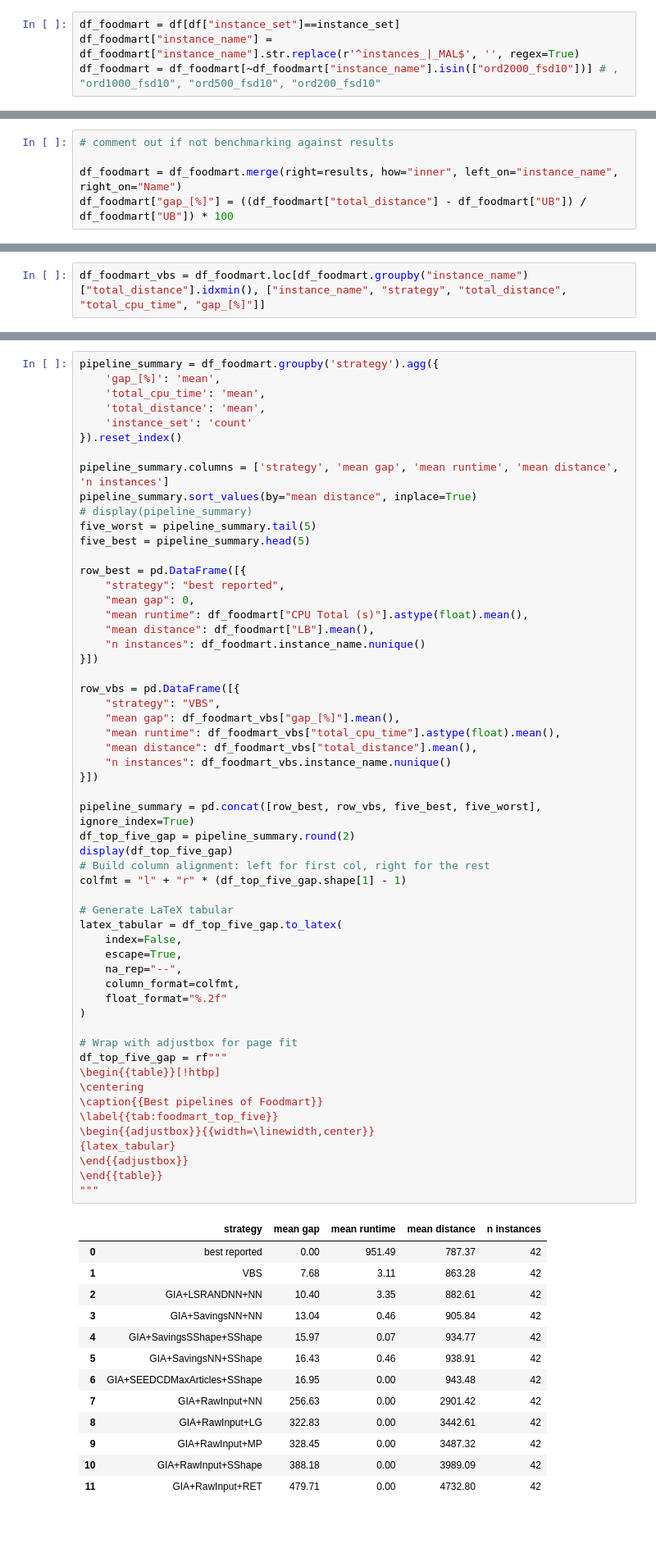
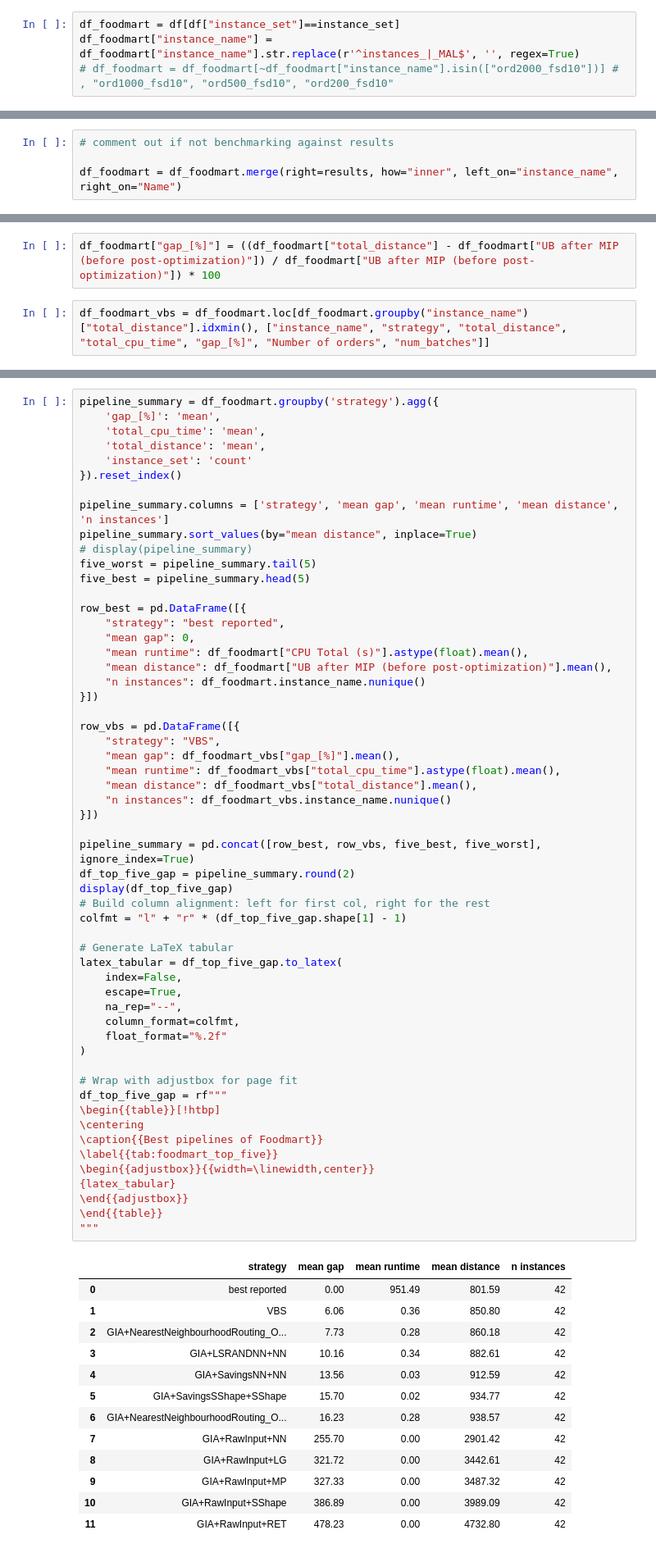
Before and after one commit to kit-dsm/ware_ops_pipes, a Jupyter notebook: experiments/evaluation/result_evaluation.ipynb, the cells around one changed output, grey strips where cells are left out. Shown at 82% size. Cells and saved outputs as stored; diff of their text form; blank space fills up the shorter version.

```diff
--- a/experiments/evaluation/result_evaluation.ipynb
+++ b/experiments/evaluation/result_evaluation.ipynb
@@ -871,7 +999,7 @@ results["UB"] = results["UB"].astype(float)
 # %%
 df_foodmart = df[df["instance_set"]==instance_set]
 df_foodmart["instance_name"] = df_foodmart["instance_name"].str.replace(r'^instances_|_MAL$', '', regex=True)
-df_foodmart = df_foodmart[~df_foodmart["instance_name"].isin(["ord2000_fsd10"])] # , "ord1000_fsd10", "ord500_fsd10", "ord200_fsd10"
+# df_foodmart = df_foodmart[~df_foodmart["instance_name"].isin(["ord2000_fsd10"])] # , "ord1000_fsd10", "ord500_fsd10", "ord200_fsd10"
 # %% [output]
 A value is trying to be set on a copy of a slice from a DataFrame.
 Try using .loc[row_indexer,col_indexer] = value instead
@@ -882,4 +1015,3 @@ See the caveats in the documentation: https://pandas.pydata.org/pandas-docs/stab
 # comment out if not benchmarking against results
 
 df_foodmart = df_foodmart.merge(right=results, how="inner", left_on="instance_name", right_on="Name")
-df_foodmart["gap_[%]"] = ((df_foodmart["total_distance"] - df_foodmart["UB"]) / df_foodmart["UB"]) * 100
@@ -886,5 +1034,7 @@ df_foodmart["gap_[%]"] = ((df_foodmart["total_distance"] - df_foodmart["UB"]) /
+# %%
+df_foodmart["gap_[%]"] = ((df_foodmart["total_distance"] - df_foodmart["UB after MIP (before post-optimization)"]) / df_foodmart["UB after MIP (before post-optimization)"]) * 100
 # %%
-df_foodmart_vbs = df_foodmart.loc[df_foodmart.groupby("instance_name")["total_distance"].idxmin(), ["instance_name", "strategy", "total_distance", "total_cpu_time", "gap_[%]"]]
+df_foodmart_vbs = df_foodmart.loc[df_foodmart.groupby("instance_name")["total_distance"].idxmin(), ["instance_name", "strategy", "total_distance", "total_cpu_time", "gap_[%]", "Number of orders", "num_batches"]]
 # %%
 df_foodmart_vbs.groupby(by="strategy").count()
 # %% [output]
@@ -914,7 +1065,7 @@ row_best = pd.DataFrame([{
     "strategy": "best reported",
     "mean gap": 0,
     "mean runtime": df_foodmart["CPU Total (s)"].astype(float).mean(),
-    "mean distance": df_foodmart["LB"].mean(),
+    "mean distance": df_foodmart["UB after MIP (before post-optimization)"].mean(),
     "n instances": df_foodmart.instance_name.nunique()
 }])
 
@@ -927,45 +1078,45 @@ row_vbs = pd.DataFrame([{
 }])
 
 pipeline_summary = pd.concat([row_best, row_vbs, five_best, five_worst], ignore_index=True)
 df_top_five_gap = pipeline_summary.round(2)
 display(df_top_five_gap)
 # Build column alignment: left for first col, right for the rest
 colfmt = "l" + "r" * (df_top_five_gap.shape[1] - 1)
 
 # Generate LaTeX tabular
 latex_tabular = df_top_five_gap.to_latex(
     index=False,
     escape=True,
     na_rep="--",
     column_format=colfmt,
     float_format="%.2f"
 )
 
 # Wrap with adjustbox for page fit
 df_top_five_gap = rf"""
 \begin{{table}}[!htbp]
 \centering
 \caption{{Best pipelines of Foodmart}}
 \label{{tab:foodmart_top_five}}
 \begin{{adjustbox}}{{width=\linewidth,center}}
 {latex_tabular}
 \end{{adjustbox}}
 \end{{table}}
 """
 # %% [output]
 |  | strategy | mean gap | mean runtime | mean distance | n instances |
-| 0 | best reported | 0.00 | 951.49 | 787.37 | 42 |
-| 1 | VBS | 7.68 | 3.11 | 863.28 | 42 |
-| 2 | GIA+LSRANDNN+NN | 10.40 | 3.35 | 882.61 | 42 |
-| 3 | GIA+SavingsNN+NN | 13.04 | 0.46 | 905.84 | 42 |
-| 4 | GIA+SavingsSShape+SShape | 15.97 | 0.07 | 934.77 | 42 |
-| 5 | GIA+SavingsNN+SShape | 16.43 | 0.46 | 938.91 | 42 |
-| 6 | GIA+SEEDCDMaxArticles+SShape | 16.95 | 0.00 | 943.48 | 42 |
-| 7 | GIA+RawInput+NN | 256.63 | 0.00 | 2901.42 | 42 |
-| 8 | GIA+RawInput+LG | 322.83 | 0.00 | 3442.61 | 42 |
-| 9 | GIA+RawInput+MP | 328.45 | 0.00 | 3487.32 | 42 |
-| 10 | GIA+RawInput+SShape | 388.18 | 0.00 | 3989.09 | 42 |
-| 11 | GIA+RawInput+RET | 479.71 | 0.00 | 4732.80 | 42 |
+| 0 | best reported | 0.00 | 951.49 | 801.59 | 42 |
+| 1 | VBS | 6.06 | 0.36 | 850.80 | 42 |
+| 2 | GIA+NearestNeighbourhoodRouting_O... | 7.73 | 0.28 | 860.18 | 42 |
+| 3 | GIA+LSRANDNN+NN | 10.16 | 0.34 | 882.61 | 42 |
+| 4 | GIA+SavingsNN+NN | 13.56 | 0.03 | 912.59 | 42 |
+| 5 | GIA+SavingsSShape+SShape | 15.70 | 0.02 | 934.77 | 42 |
+| 6 | GIA+NearestNeighbourhoodRouting_O... | 16.23 | 0.28 | 938.57 | 42 |
+| 7 | GIA+RawInput+NN | 255.70 | 0.00 | 2901.42 | 42 |
+| 8 | GIA+RawInput+LG | 321.72 | 0.00 | 3442.61 | 42 |
+| 9 | GIA+RawInput+MP | 327.33 | 0.00 | 3487.32 | 42 |
+| 10 | GIA+RawInput+SShape | 386.89 | 0.00 | 3989.09 | 42 |
+| 11 | GIA+RawInput+RET | 478.23 | 0.00 | 4732.80 | 42 |
 # %%
 print(df_top_five_gap)
 # %% [output]
```
Also changed, not shown: parts of 141 cells of this notebook, 28 other files.
